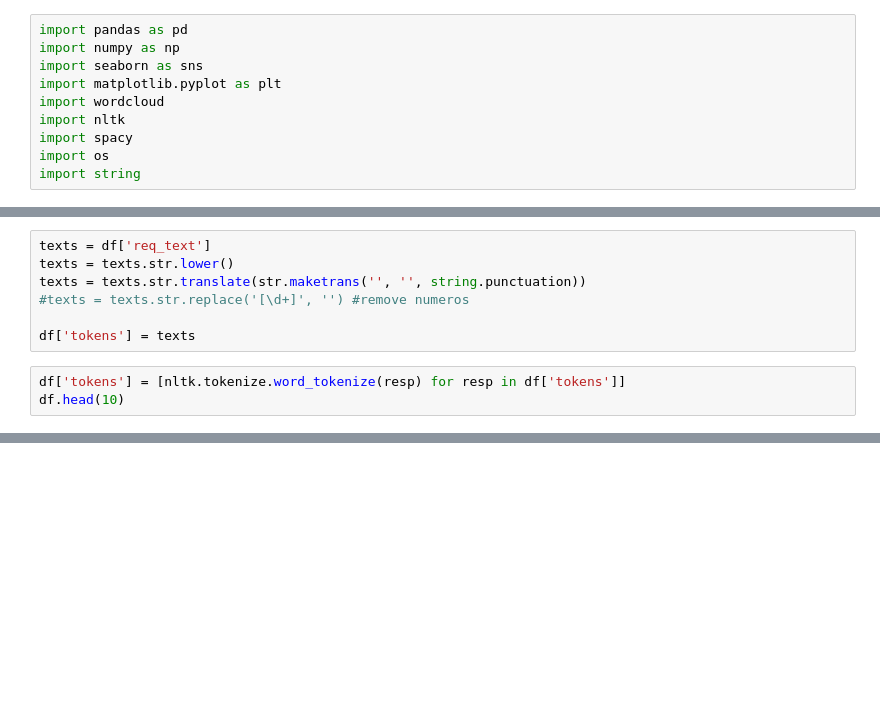
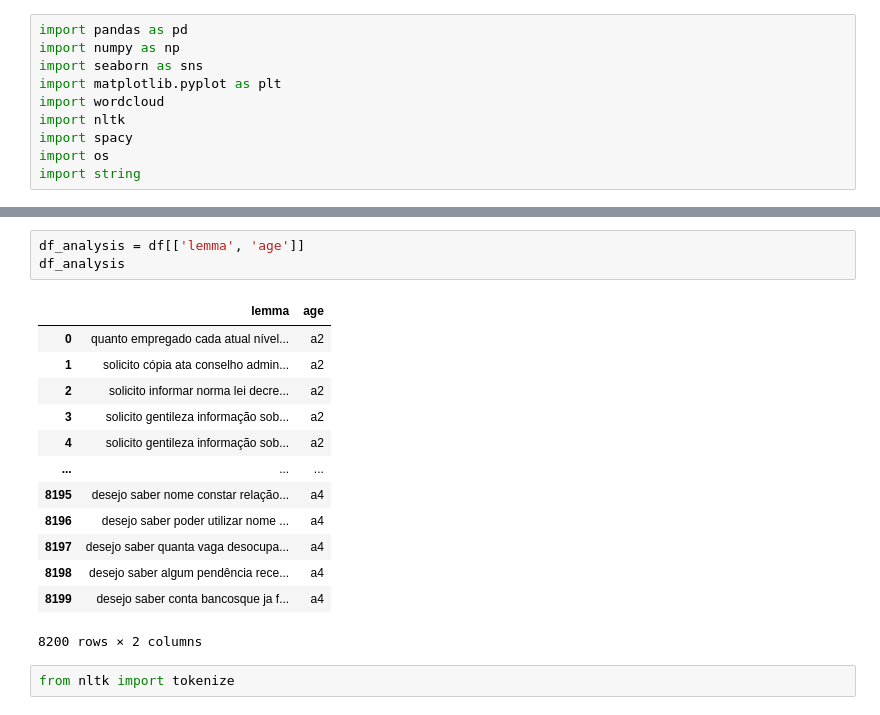
Before and after one commit to felmateos/age-group-classifier, a Jupyter notebook: analysis/exploratory_analysis.ipynb, the cells around one changed output, grey strips where cells are left out. Cells and saved outputs as stored; diff of their text form; blank space fills up the shorter version.

```diff
--- a/analysis/exploratory_analysis.ipynb
+++ b/analysis/exploratory_analysis.ipynb
@@ -75,10 +46,0 @@ plt.axis('off')
-# %%
-texts = df['req_text']
-texts = texts.str.lower()
-texts = texts.str.translate(str.maketrans('', '', string.punctuation))
-#texts = texts.str.replace('[\d+]', '') #remove numeros
-
-df['tokens'] = texts
-# %%
-df['tokens'] = [nltk.tokenize.word_tokenize(resp) for resp in df['tokens']]
-df.head(10)
@@ -135,0 +89,19 @@ plt.axis('off')
+# %%
+df_analysis = df[['lemma', 'age']]
+df_analysis
+# %% [output]
+|  | lemma | age |
+| 0 | quanto empregado cada atual nível... | a2 |
+| 1 | solicito cópia ata conselho admin... | a2 |
+| 2 | solicito informar norma lei decre... | a2 |
+| 3 | solicito gentileza informação sob... | a2 |
+| 4 | solicito gentileza informação sob... | a2 |
+| ... | ... | ... |
+| 8195 | desejo saber nome constar relação... | a4 |
+| 8196 | desejo saber poder utilizar nome ... | a4 |
+| 8197 | desejo saber quanta vaga desocupa... | a4 |
+| 8198 | desejo saber algum pendência rece... | a4 |
+| 8199 | desejo saber conta bancosque ja f... | a4 |
+8200 rows × 2 columns
+# %%
+from nltk import tokenize
```
Also changed, not shown: parts of 29 cells of this notebook, 1 other file.
